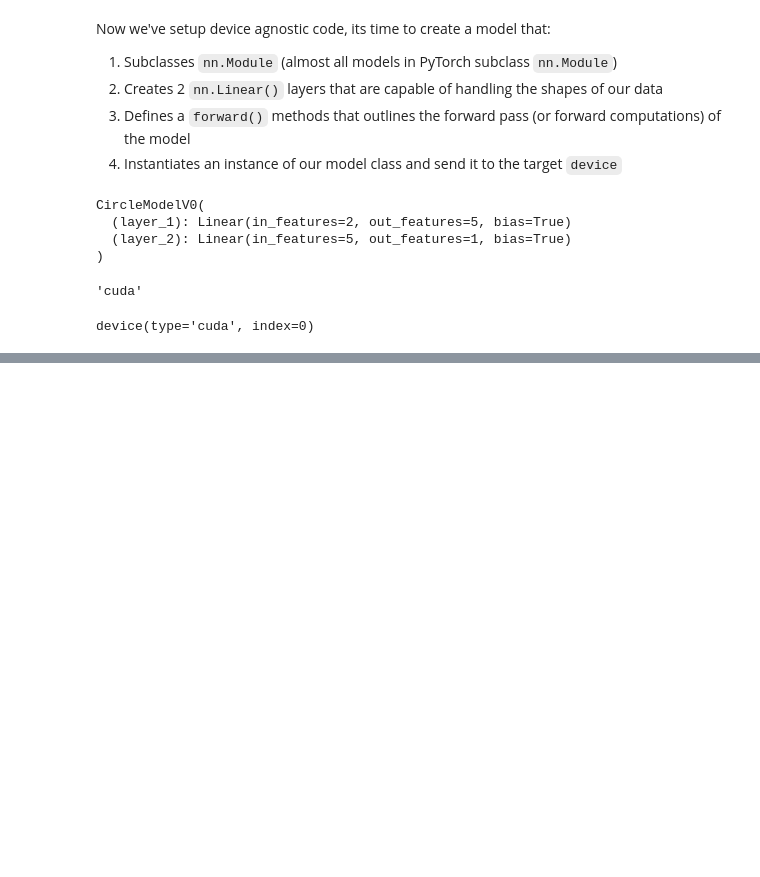
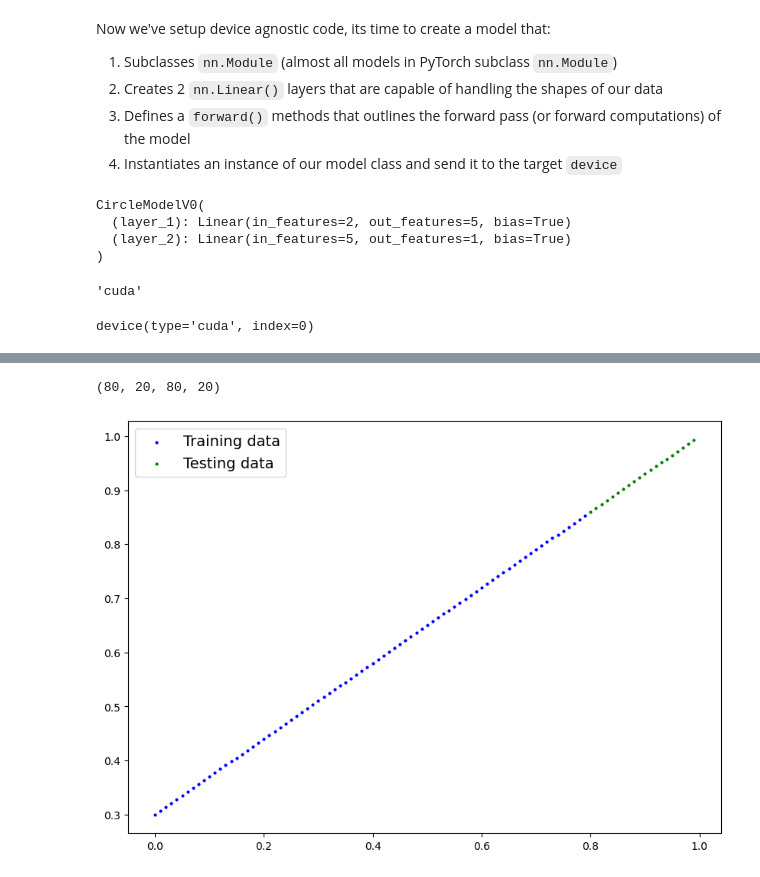
Before and after one commit to MuhammedUmerNazir/pytorch_code_snippets, a Jupyter notebook: 02_torch_neural_network_classification.ipynb, the cells around one changed output, grey strips where cells are left out. Drawn from its saved outputs; the diff is of its cells as text; code cells hidden in the pictures; blank space fills up the shorter version.

```diff
--- a/02_torch_neural_network_classification.ipynb
+++ b/02_torch_neural_network_classification.ipynb
@@ -191,0 +626,17 @@ device(type='cuda', index=0)
+# %%
+#  Creat some linear data
+weight = 0.7
+bias = 0.3
+
+start = 0
+end = 1
+step = 0.01
+
+
+# Create data
+X_regression = torch.arange(start, end, step).unsqueeze(dim=1)
+y_regression = weight * X_regression + bias # Linear regression formula (without epsilon)
+
+# Check the data
+print(len(X_regression))
+X_regression[:5], y_regression[:5]
@@ -191,0 +655,17 @@ device(type='cuda', index=0)
+# %%
+# Create train and test splits
+train_split = int(0.8 * len(X_regression))
+X_train_regression, y_train_regression = X_regression[:train_split], y_regression[:train_split]
+X_test_regression, y_test_regression = X_regression[train_split:], y_regression[train_split:]
+
+# Check the length of each
+len(X_train_regression), len(X_test_regression), len(y_train_regression), len(y_test_regression)
+# %% [output]
+(80, 20, 80, 20)
+# %%
+plot_predictions(train_data=X_train_regression,
+                 train_labels=y_train_regression,
+                 test_data=X_test_regression,
+                 test_labels=y_test_regression)
+# %% [output]
+[figure, added]
```
Also changed, not shown: parts of 50 cells of this notebook.
